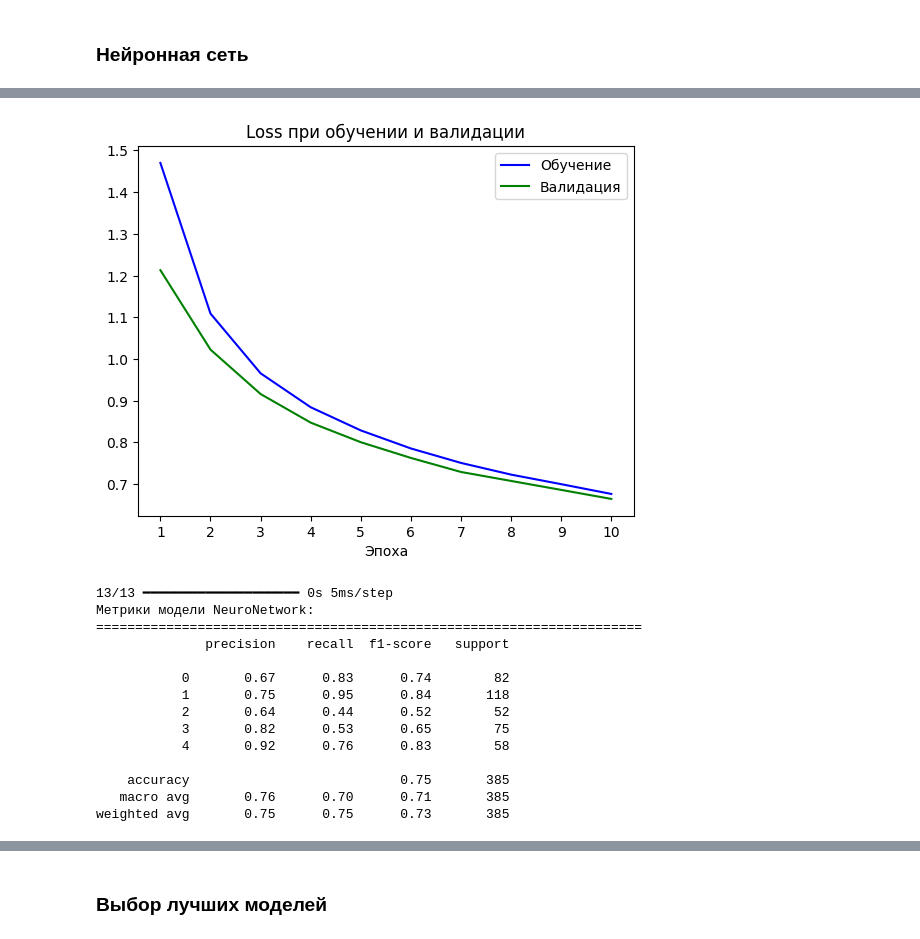
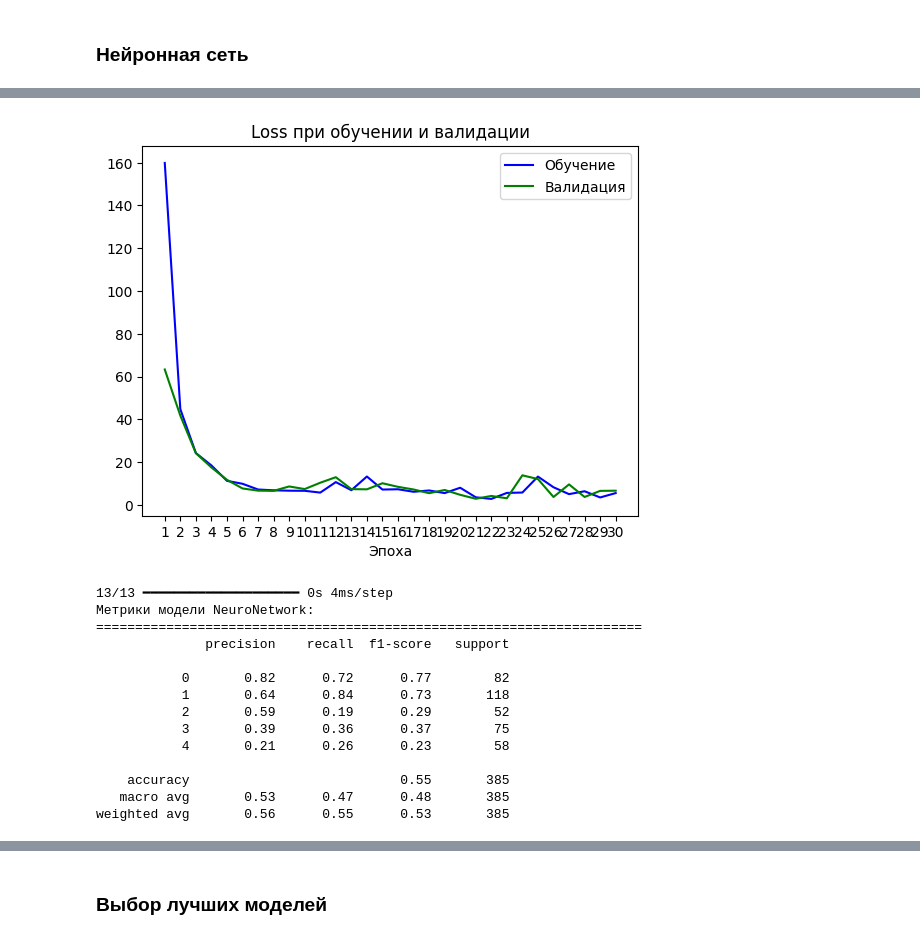
Before and after one commit to Lexislex/SF_hack_task_1, a Jupyter notebook: GPT_classes_all_models.ipynb, the cells around one changed output, grey strips where cells are left out. Cells and saved outputs as stored; diff of their text form; code cells hidden in the pictures.

```diff
--- a/GPT_classes_all_models.ipynb
+++ b/GPT_classes_all_models.ipynb
@@ -8,7 +8,7 @@ data_source = './data/'
 # %% [markdown]
 ### Чтение данных
 # %%
-df_clean = pd.read_csv(data_source + 'gpt_etalon_df_labeled.csv')
+df_clean = pd.read_csv('data/gpt_etalon_df_labeled.csv')
 display(df_clean.info())
 display(df_clean.head())
 # %% [output]
@@ -339,10 +395,11 @@ from keras.callbacks import ModelCheckpoint
 # %%
 clear_session()
 # %%
-model = Sequential([
+nn = Sequential([
     Dense(64, activation='relu', input_shape=(X_train.shape[1],)),
-    # Dense(32, activation='relu'),
+    Dense(32, activation='relu'),
+    Dense(16, activation='relu'),
     Dense(5, activation='softmax')
 ])
-model.summary()
+nn.summary()
 # %% [output]
@@ -360,19 +427,19 @@ Model: "sequential"
 # %%
-model.compile(
+nn.compile(
     loss='sparse_categorical_crossentropy',  # минимизируем кросс-энтропию
     optimizer='adam',
-    metrics=['accuracy']  # приоритет recall
+    metrics=['accuracy']
 )
 
 callbacks = [
     ModelCheckpoint("checkpoints/epoch_{epoch}.keras")
 ]
 # %%
-model_history = model.fit(
+model_history = nn.fit(
                     X_train,
                     y_train,
                     batch_size=64,  # 64 объекта для подсчета градиента на каждом шаге
-                    epochs=10,  # 10 проходов по датасету
+                    epochs=30,  # 10 проходов по датасету
                     callbacks=[callbacks],
                     validation_data=(X_test, y_test)
                     )
@@ -400,24 +466,24 @@ Epoch 10/10
 # %%
 # Характеристики процесса обучения.
 loss = model_history.history["loss"]
 val_loss = model_history.history["val_loss"]
 epochs = list(map(lambda epoch: epoch + 1, model_history.epoch))  # Преобразуем нумерацию эпох (с 0 -> с 1).
 
 plt.figure()
 plt.plot(epochs, loss, "b", label="Обучение")
 plt.plot(epochs, val_loss, "g", label="Валидация")
 plt.title("Loss при обучении и валидации")
 plt.xlabel("Эпоха")
-plt.xticks(range(1, 10 + 1))
+plt.xticks(range(1, 30 + 1))
 # plt.ylim([0.2, 0.35])
 plt.legend()
 plt.show()
 # %% [output]
-[figure, old version]
+[figure, new version]
 # %%
 # Выбираем эпоху с лучшими показателями
-model = keras.saving.load_model('checkpoints/epoch_7.keras')
-y_pred = model.predict(X_test)
+nn = keras.saving.load_model('checkpoints/epoch_8.keras')
+y_pred = nn.predict(X_test)
 # y_pred = tf.squeeze(y_pred)
 y_pred = np.argmax(y_pred, axis=1)
 # np.array([1 if x >= 0.5 else 0 for x in y_pred])
@@ -427,20 +493,20 @@ print(f'Метрики модели NeuroNetwork:\n{'=' * 70}\n'
 metrics_dict['NeuralNetwork'] = classification_report(y_test, y_pred,
                                             output_dict=True)['macro avg']
 # %% [output]
-13/13 ━━━━━━━━━━━━━━━━━━━━ 0s 5ms/step
+13/13 ━━━━━━━━━━━━━━━━━━━━ 0s 4ms/step
 Метрики модели NeuroNetwork:
 ======================================================================
               precision    recall  f1-score   support
 
-           0       0.67      0.83      0.74        82
-           1       0.75      0.95      0.84       118
-           2       0.64      0.44      0.52        52
-           3       0.82      0.53      0.65        75
-           4       0.92      0.76      0.83        58
+           0       0.82      0.72      0.77        82
+           1       0.64      0.84      0.73       118
+           2       0.59      0.19      0.29        52
+           3       0.39      0.36      0.37        75
+           4       0.21      0.26      0.23        58
 
-    accuracy                           0.75       385
-   macro avg       0.76      0.70      0.71       385
-weighted avg       0.75      0.75      0.73       385
+    accuracy                           0.55       385
+   macro avg       0.53      0.47      0.48       385
+weighted avg       0.56      0.55      0.53       385
 # %%
 
 pd.DataFrame.from_dict(metrics_dict, orient='index').sort_values(by=['recall', 'f1-score'], ascending=False).round(3)
```
Also changed, not shown: parts of 16 cells of this notebook, 4 other files.
